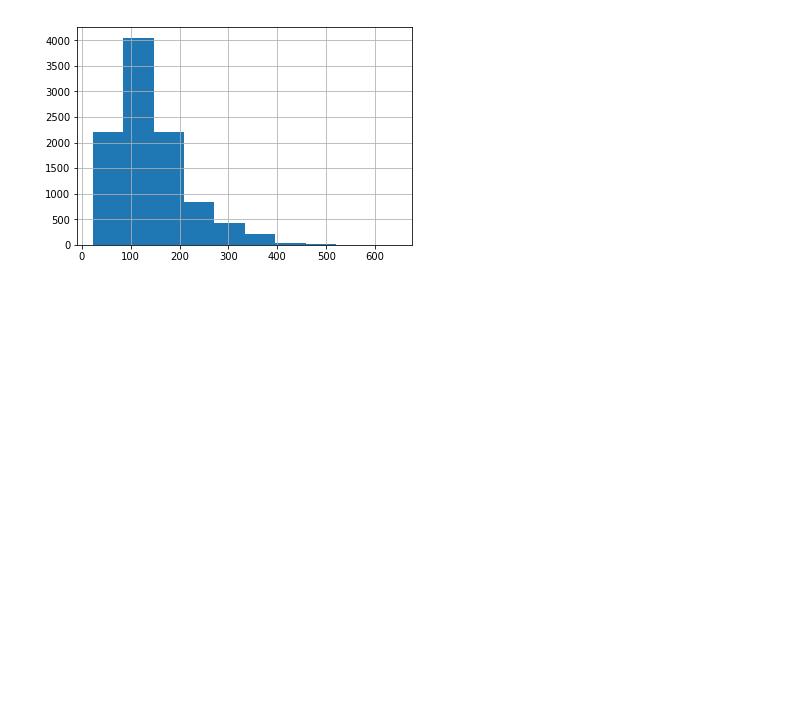
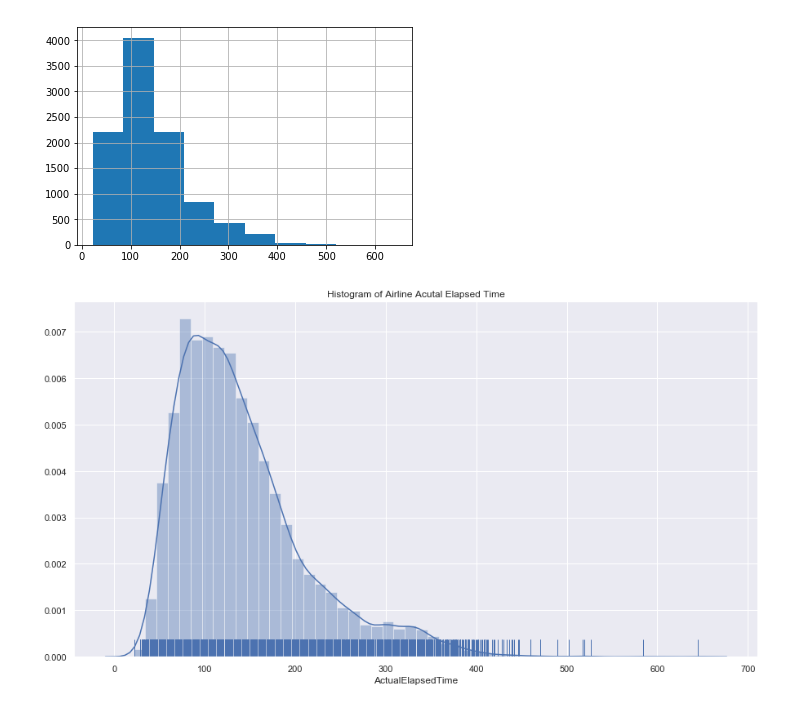
Before and after one commit to naivelogic/Machine_Learning_Notebooks, a Jupyter notebook: Data_Science/Airline.ipynb, the cells around one changed output. Cells and saved outputs as stored; diff of their text form; code cells hidden in the pictures; blank space fills up the shorter version.

```diff
--- a/Data_Science/Airline.ipynb
+++ b/Data_Science/Airline.ipynb
@@ -132,3 +132,11 @@ airline.ActualElapsedTime.hist()
 # %% [output]
 <matplotlib.axes._subplots.AxesSubplot at 0x...>
 [figure]
+# %%
+# a better histogram with a density function
+fig = plt.figure(figsize=(15,8))
+ax = sns.distplot(airline.ActualElapsedTime, kde=True, rug=True)
+plt.title("Histogram of Airline Acutal Elapsed Time")
+plt.show()
+# %% [output]
+[figure, added]
```
Also changed, not shown: parts of 15 cells of this notebook.
